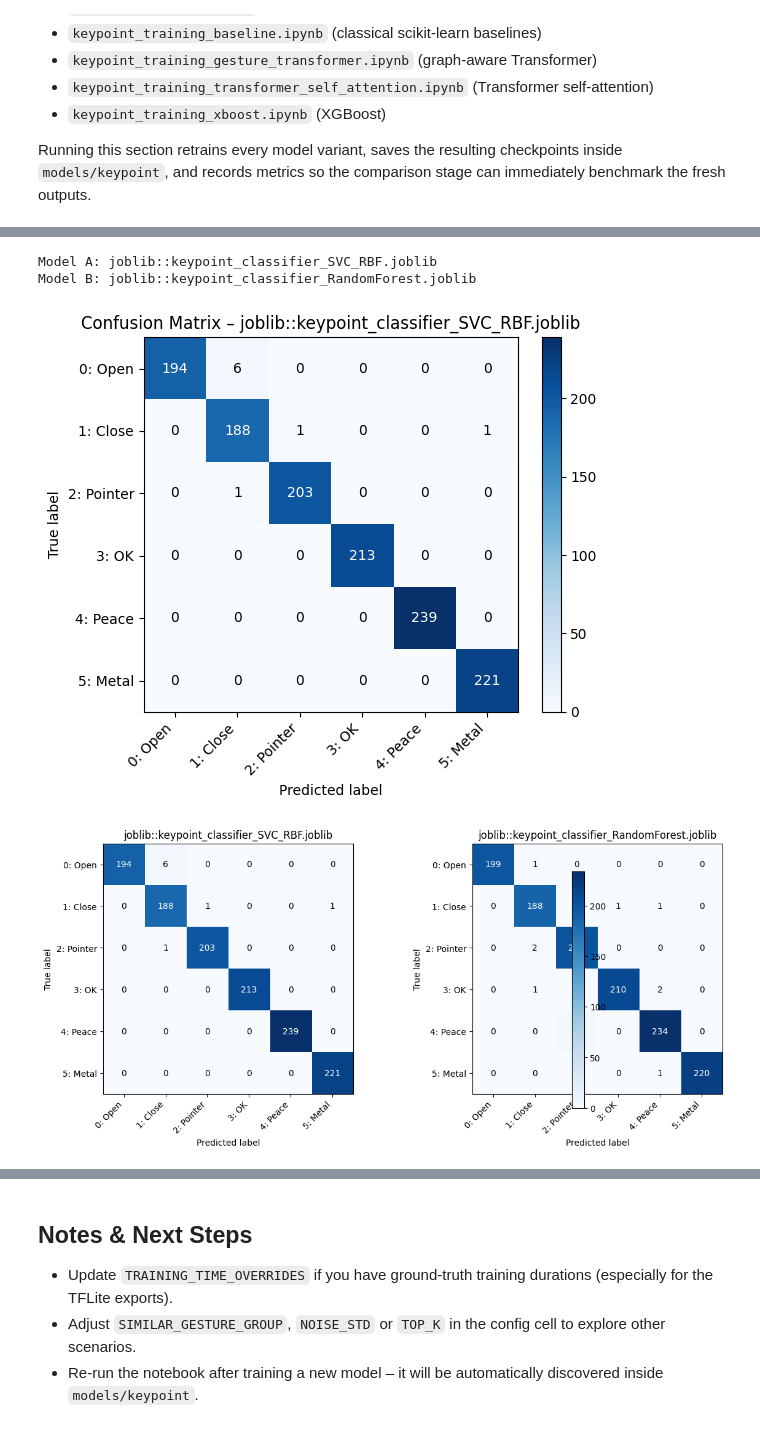
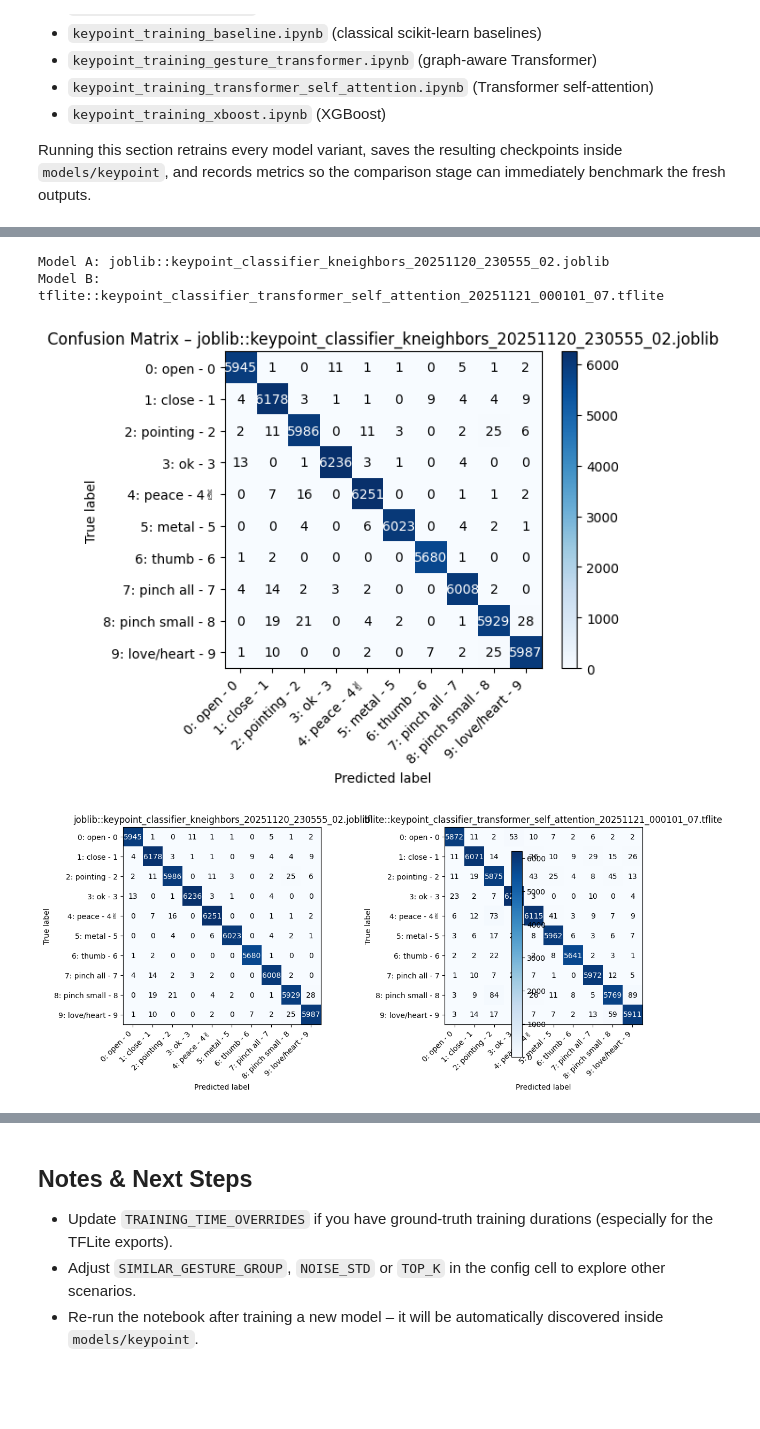
Before and after one commit to NatBrian/mediapipe-hand-recognition, a Jupyter notebook: notebooks/keypoint_models_comparison_analysis.ipynb, the cells around one changed output, grey strips where cells are left out. Saved outputs shown, nothing was run; the diff lists cells and outputs as text; code cells hidden in the pictures; blank space fills up the shorter version.

Commit message:
add comparison analysis in keypoint_models_comparison notebook, remove classical ML .joblib

```diff
--- a/notebooks/keypoint_models_comparison_analysis.ipynb
+++ b/notebooks/keypoint_models_comparison_analysis.ipynb
@@ -807,9 +916,11 @@ def evaluate_joblib_model(model_path, X_eval, X_eval_noise, y_eval):
     acc_noise = accuracy_score(y_eval, y_pred_noise)
     macro_f1_noise = f1_score(y_eval, y_pred_noise, average="macro")
 
-    frac_anchor_to_others, relaxed_acc = compute_custom_metrics(
-        y_eval, y_pred, SIMILAR_GESTURE_GROUP, SIMILAR_ANCHOR
-    )
+    # Custom metrics for gesture groups
+    group_metrics = {}
+    for group_name, group_ids in GESTURE_GROUPS.items():
+        relaxed_acc = compute_custom_metrics(y_eval, y_pred, group_ids)
+        group_metrics[f"relaxed_acc_{group_name}"] = relaxed_acc
 
     model_disk_mb = model_path.stat().st_size / (1024**2)
     param_count = estimate_parameter_count(model)
@@ -846,19 +957,18 @@ def evaluate_joblib_model(model_path, X_eval, X_eval_noise, y_eval):
         "support": support,
         "accuracy_with_noise": acc_noise,
         "macro_f1_with_noise": macro_f1_noise,
-        "relaxed_acc_group": relaxed_acc,
-        f"frac_true_{SIMILAR_ANCHOR}_as_others_in_group": frac_anchor_to_others,
+        **group_metrics,
     }
 
     topk_display = "N/A" if np.isnan(topk_acc) else f"{topk_acc:.4f}"
     param_display = "N/A" if np.isnan(param_count) else f"{int(param_count):,}"
-    frac_display = "N/A" if np.isnan(frac_anchor_to_others) else f"{frac_anchor_to_others:.4f}"
 
     print(f"  Accuracy={acc:.4f} | Macro F1={macro_f1:.4f} | Top-{TOP_K} Acc={topk_display}")
     print(f"  Latency={latency_ms:.4f} ms/sample | Speed={sps:.2f} samples/s")
     print(f"  Disk size={model_disk_mb:.3f} MB | Parameters≈{param_display}")
     print(f"  Noise ({NOISE_STD} σ) -> acc={acc_noise:.4f}, macro F1={macro_f1_noise:.4f}")
-    print(f"  Similar gestures relaxed acc={relaxed_acc:.4f}, Pinch→(OK/Love) frac={frac_display}")
+    for group_name in GESTURE_GROUPS:
+        print(f"  Relaxed Acc ({group_name})={group_metrics[f'relaxed_acc_{group_name}']:.4f}")
 
     return name, result
 
@@ -918,9 +1028,11 @@ def evaluate_tflite_model(model_path, X_eval, X_eval_noise, y_eval):
     acc_noise = accuracy_score(y_eval, y_pred_noise)
     macro_f1_noise = f1_score(y_eval, y_pred_noise, average="macro")
 
-    frac_anchor_to_others, relaxed_acc = compute_custom_metrics(
-        y_eval, y_pred, SIMILAR_GESTURE_GROUP, SIMILAR_ANCHOR
-    )
+    # Custom metrics for gesture groups
+    group_metrics = {}
+    for group_name, group_ids in GESTURE_GROUPS.items():
+        relaxed_acc = compute_custom_metrics(y_eval, y_pred, group_ids)
+        group_metrics[f"relaxed_acc_{group_name}"] = relaxed_acc
 
     topk_acc = safe_top_k_accuracy(y_eval, y_proba, labels, TOP_K)
     model_disk_mb = model_path.stat().st_size / (1024**2)
@@ -954,18 +1066,17 @@ def evaluate_tflite_model(model_path, X_eval, X_eval_noise, y_eval):
         "support": support,
         "accuracy_with_noise": acc_noise,
         "macro_f1_with_noise": macro_f1_noise,
-        "relaxed_acc_group": relaxed_acc,
-        f"frac_true_{SIMILAR_ANCHOR}_as_others_in_group": frac_anchor_to_others,
+        **group_metrics,
     }
 
     topk_display = "N/A" if np.isnan(topk_acc) else f"{topk_acc:.4f}"
-    frac_display = "N/A" if np.isnan(frac_anchor_to_others) else f"{frac_anchor_to_others:.4f}"
 
     print(f"  Accuracy={acc:.4f} | Macro F1={macro_f1:.4f} | Top-{TOP_K} Acc={topk_display}")
     print(f"  Latency={latency_ms:.4f} ms/sample | Speed={sps:.2f} samples/s")
     print(f"  Disk size={model_disk_mb:.3f} MB")
     print(f"  Noise ({NOISE_STD} σ) -> acc={acc_noise:.4f}, macro F1={macro_f1_noise:.4f}")
-    print(f"  Similar gestures relaxed acc={relaxed_acc:.4f}, Pinch→(OK/Love) frac={frac_display}")
+    for group_name in GESTURE_GROUPS:
+        print(f"  Relaxed Acc ({group_name})={group_metrics[f'relaxed_acc_{group_name}']:.4f}")
 
     return name, result
 # %%
@@ -1037,7 +1161,7 @@ anchor_col = f"frac_true_{SIMILAR_ANCHOR}_as_others_in_group"
 
 summary_rows = []
 for name, res in all_results.items():
-    summary_rows.append({
+    row = {
         "model_name": name,
         "model_type": res["model_type"],
         "model_disk_mb": res["model_disk_mb"],
@@ -1051,9 +1175,11 @@ for name, res in all_results.items():
         "macro_f1": res["macro_f1"],
         "accuracy_with_noise": res["accuracy_with_noise"],
         "macro_f1_with_noise": res["macro_f1_with_noise"],
-        "relaxed_acc_group": res["relaxed_acc_group"],
-        anchor_col: res[anchor_col],
-    })
+    }
+    for group_name in GESTURE_GROUPS:
+        key = f"relaxed_acc_{group_name}"
+        row[key] = res[key]
+    summary_rows.append(row)
 
 summary_df = pd.DataFrame(summary_rows)
 summary_df = summary_df.sort_values(by="macro_f1", ascending=False).reset_index(drop=True)
@@ -1119,31 +1253,31 @@ weighted avg     0.9930    0.9929    0.9929      1267
 # %%
 model_a = summary_df["model_name"].iloc[0]
-model_b = summary_df["model_name"].iloc[1] if len(summary_df) > 1 else None
+model_b = summary_df["model_name"].iloc[4] if len(summary_df) > 1 else None
 
 print(f"Model A: {model_a}")
 print(f"Model B: {model_b}")
 
 res_a = all_results[model_a]
 plot_confusion_matrix(res_a["cm"], res_a["label_strings"], title=f"Confusion Matrix – {model_a}")
 
 if model_b is not None:
     res_b = all_results[model_b]
     if np.array_equal(res_a["labels"], res_b["labels"]):
         plot_two_confusion_matrices(
             cm_a=res_a["cm"],
             labels_a=res_a["label_strings"],
             name_a=model_a,
             cm_b=res_b["cm"],
             labels_b=res_b["label_strings"],
             name_b=model_b,
         )
     else:
         print("Labels differ, skip side-by-side comparison.")
 # %% [output]
-Model A: joblib::keypoint_classifier_SVC_RBF.joblib
-Model B: joblib::keypoint_classifier_RandomForest.joblib
+Model A: joblib::keypoint_classifier_kneighbors_20251120_230555_02.joblib
+Model B: tflite::keypoint_classifier_transformer_self_attention_20251121_000101_07.tflite
-[figure, old version]
+[figure, new version]
-[figure, old version]
+[figure, new version]
 # %%
 best_model_name = summary_df["model_name"].iloc[0]
 y_true = all_results[best_model_name]["y_true"]
```
Also changed, not shown: parts of 21 cells of this notebook, 12 other files.
